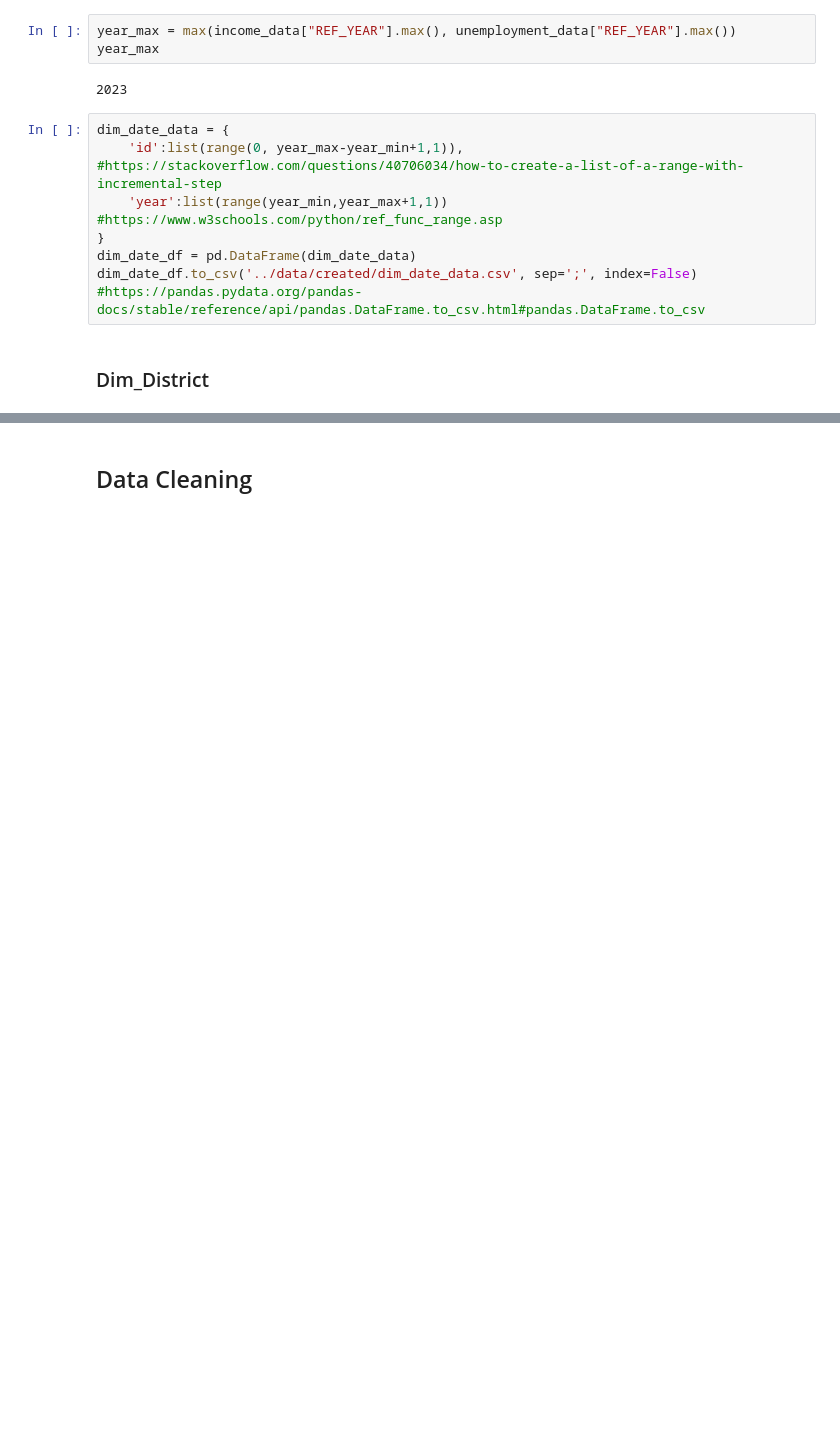
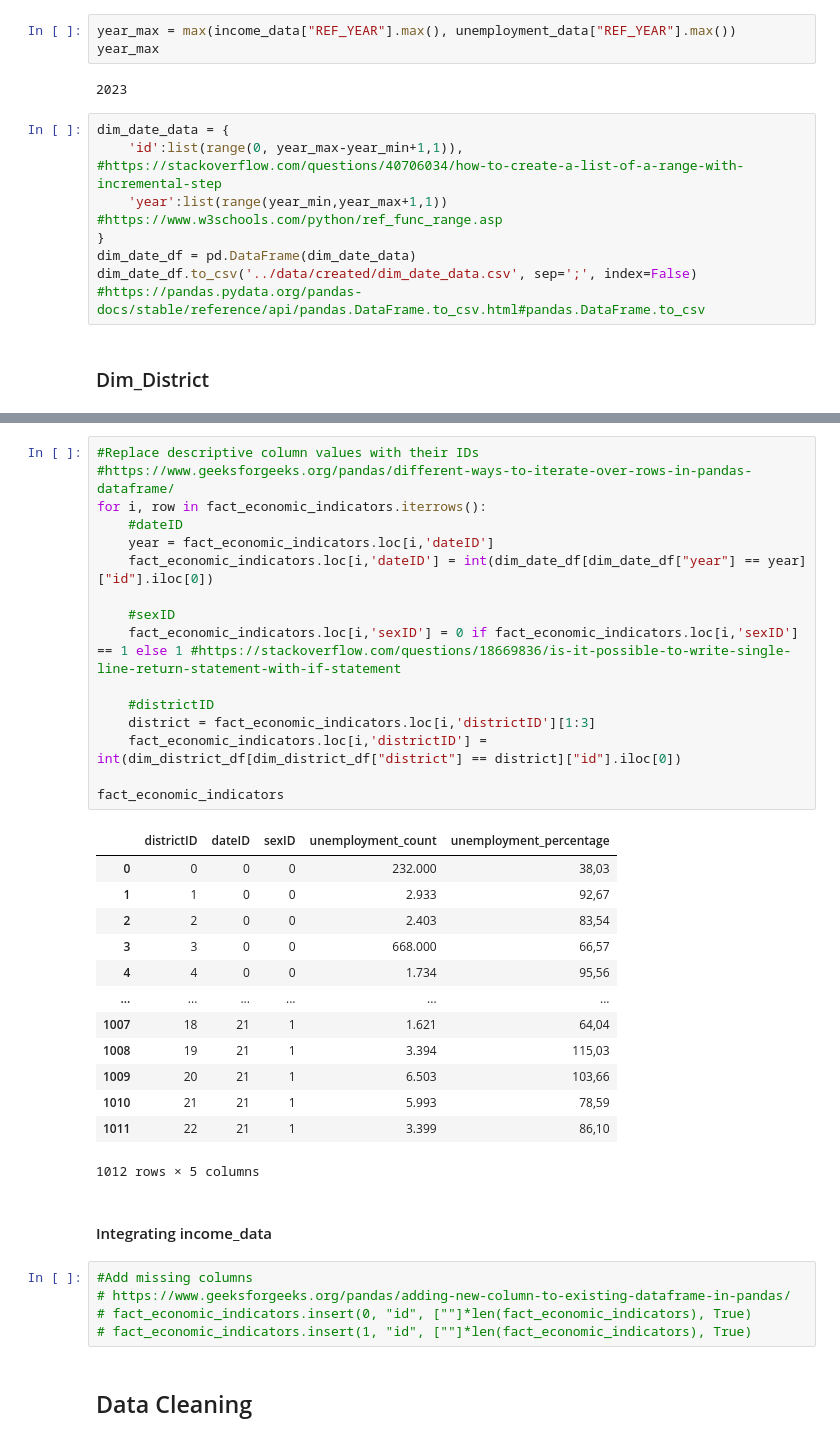
Before and after one commit to yasinfahmy/Business-Intelligence-I, a Jupyter notebook: pipeline/notebooks/pipeline.ipynb, the cells around one changed output, grey strips where cells are left out. Drawn from its saved outputs; the diff is of its cells as text; blank space fills up the shorter version.

```diff
--- a/pipeline/notebooks/pipeline.ipynb
+++ b/pipeline/notebooks/pipeline.ipynb
@@ -103,2 +187,39 @@ dim_district_df.to_csv('../data/created/dim_district_data.csv', sep=';', index=F
+# %%
+#Replace descriptive column values with their IDs
+#https://www.geeksforgeeks.org/pandas/different-ways-to-iterate-over-rows-in-pandas-dataframe/
+for i, row in fact_economic_indicators.iterrows():
+    #dateID
+    year = fact_economic_indicators.loc[i,'dateID']
+    fact_economic_indicators.loc[i,'dateID'] = int(dim_date_df[dim_date_df["year"] == year]["id"].iloc[0])
+
+    #sexID
+    fact_economic_indicators.loc[i,'sexID'] = 0 if fact_economic_indicators.loc[i,'sexID'] == 1 else 1 #https://stackoverflow.com/questions/18669836/is-it-possible-to-write-single-line-return-statement-with-if-statement
+
+    #districtID
+    district = fact_economic_indicators.loc[i,'districtID'][1:3]
+    fact_economic_indicators.loc[i,'districtID'] = int(dim_district_df[dim_district_df["district"] == district]["id"].iloc[0])
+
+fact_economic_indicators
+# %% [output]
+|  | districtID | dateID | sexID | unemployment_count | unemployment_percentage |
+| 0 | 0 | 0 | 0 | 232.000 | 38,03 |
+| 1 | 1 | 0 | 0 | 2.933 | 92,67 |
+| 2 | 2 | 0 | 0 | 2.403 | 83,54 |
+| 3 | 3 | 0 | 0 | 668.000 | 66,57 |
+| 4 | 4 | 0 | 0 | 1.734 | 95,56 |
+| ... | ... | ... | ... | ... | ... |
+| 1007 | 18 | 21 | 1 | 1.621 | 64,04 |
+| 1008 | 19 | 21 | 1 | 3.394 | 115,03 |
+| 1009 | 20 | 21 | 1 | 6.503 | 103,66 |
+| 1010 | 21 | 21 | 1 | 5.993 | 78,59 |
+| 1011 | 22 | 21 | 1 | 3.399 | 86,10 |
+1012 rows × 5 columns
+# %% [markdown]
+#### Integrating income_data
+# %%
+#Add missing columns
+# https://www.geeksforgeeks.org/pandas/adding-new-column-to-existing-dataframe-in-pandas/
+# fact_economic_indicators.insert(0, "id", [""]*len(fact_economic_indicators), True)
+# fact_economic_indicators.insert(1, "id", [""]*len(fact_economic_indicators), True)
 # %% [markdown]
 ## Data Cleaning
```
Also changed, not shown: parts of 21 cells of this notebook, 2 other files.
